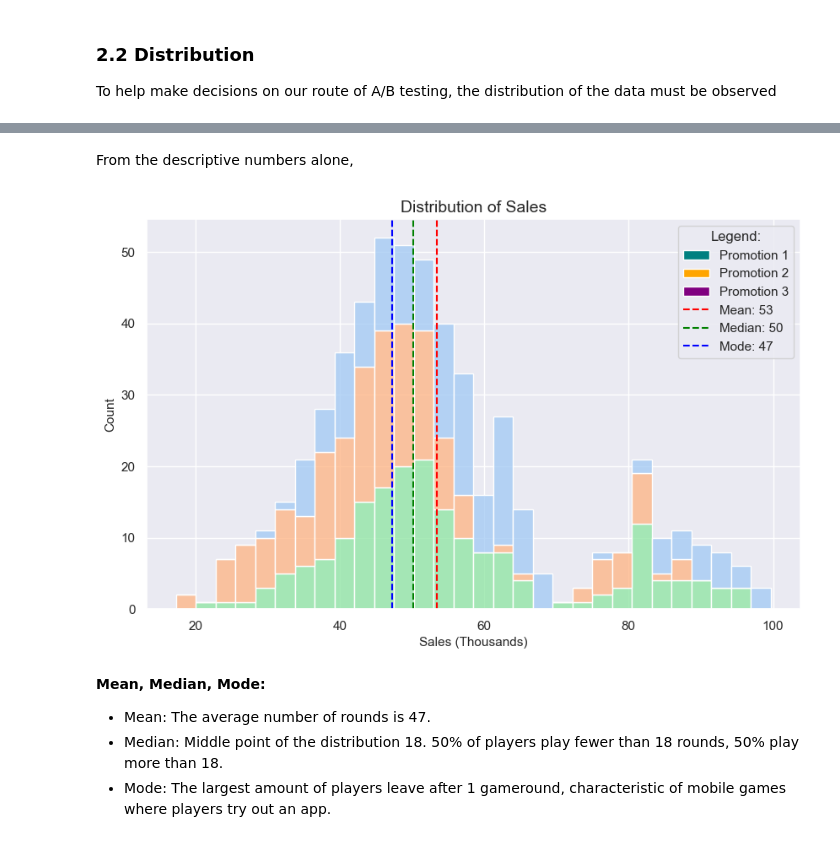
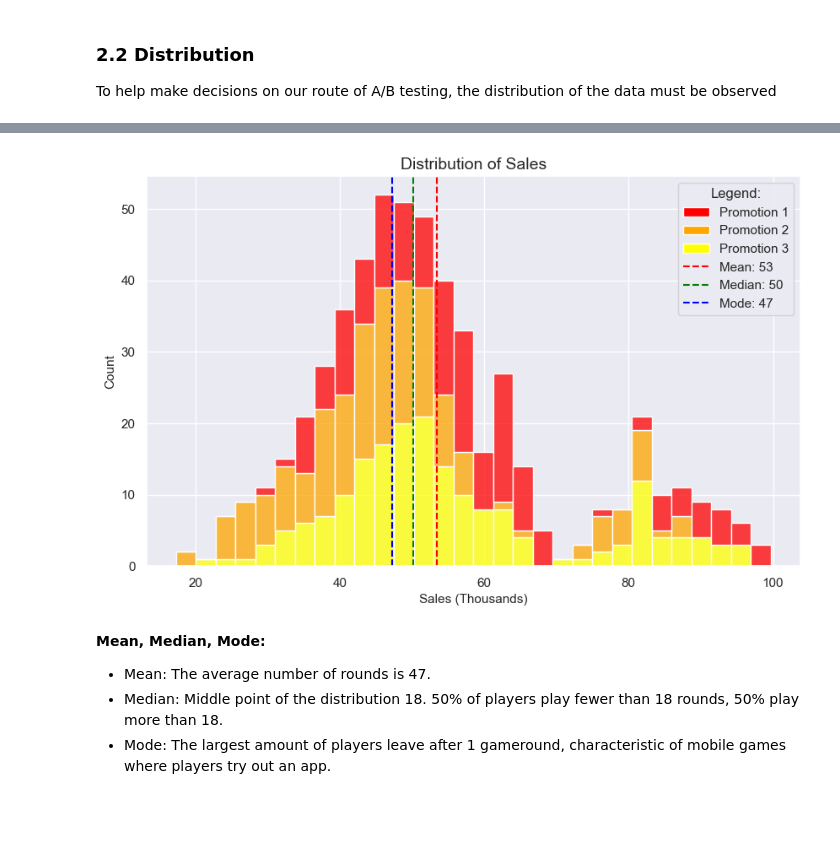
Before and after one commit to giddygarcia/ab-testing, a Jupyter notebook: fast-food.ipynb, the cells around one changed output, grey strips where cells are left out. Cells and saved outputs as stored; diff of their text form; code cells hidden in the pictures; blank space fills up the shorter version.

```diff
--- a/fast-food.ipynb
+++ b/fast-food.ipynb
@@ -25,14 +25,11 @@ Compare sales amounts between 3 different promotion tactics. Which promotion has
 import matplotlib.pyplot as plt
 import numpy as np
 import pandas as pd
-from scipy.stats import chisquare
 from matplotlib.lines import Line2D
 from matplotlib.patches import Patch
 import plotly.express as px
 import plotly.graph_objects as go
-
-
-
+from scipy.stats import chisquare
 
 %matplotlib inline
 import seaborn as sns
@@ -40,8 +37,7 @@ import seaborn as sns
 sns.set_style("darkgrid")
 sns.set_context(
     "notebook",
-    rc={"axes.titlesize": 14, "axes.titleweight": "bold", "axes.labelsize": 11},
-)
+    rc={"axes.titlesize": 14, "axes.titleweight": "bold", "axes.labelsize": 11})
 trio_palette = ['red', 'orange', 'yellow']
 # %% [markdown]
 Loading dataset
@@ -257,5 +253,3 @@ df.groupby("Promotion")["SalesInThousands"].describe().T
-# %% [markdown]
-From the descriptive numbers alone,
 # %%
 mean = df["SalesInThousands"].mean()
 median = df["SalesInThousands"].median()
@@ -268,38 +262,38 @@ sns.histplot(
     x="SalesInThousands",
     hue="Promotion",
     multiple="stack",
     stat="count",
     bins=30,
-    palette='pastel'
+    palette=trio_palette
 )
 
 mean_line = plt.axvline(mean, color="red", linestyle="--")
 median_line = plt.axvline(median, color="green", linestyle="--")
 mode_line = plt.axvline(mode, color="blue", linestyle="--")
 
 label_icons = [
-    Patch(facecolor="teal"),
-    Patch(facecolor="orange"),
-    Patch(facecolor="purple"),
+    Patch(facecolor=trio_palette[0]),
+    Patch(facecolor=trio_palette[1]),
+    Patch(facecolor=trio_palette[2]),
     Line2D([0], [0], color="red", linestyle="--"),
     Line2D([0], [0], color="green", linestyle="--"),
     Line2D([0], [0], color="blue", linestyle="--"),
 ]
 
 custom_labels = [
     "Promotion 1",
     "Promotion 2",
     "Promotion 3",
     f"Mean: {mean:.0f}",
     f"Median: {median:.0f}",
     f"Mode: {mode:.0f}",
 ]
 plt.legend(handles=label_icons, labels=custom_labels, title="Legend:")
 
 plt.title("Distribution of Sales")
 plt.xlabel("Sales (Thousands)");
 # %% [output]
-[figure, old version]
+[figure, new version]
 # %% [markdown]
 **Mean, Median, Mode:**
 * Mean: The average number of rounds is 47.
```
Also changed, not shown: parts of 37 cells of this notebook, 1 other file.
